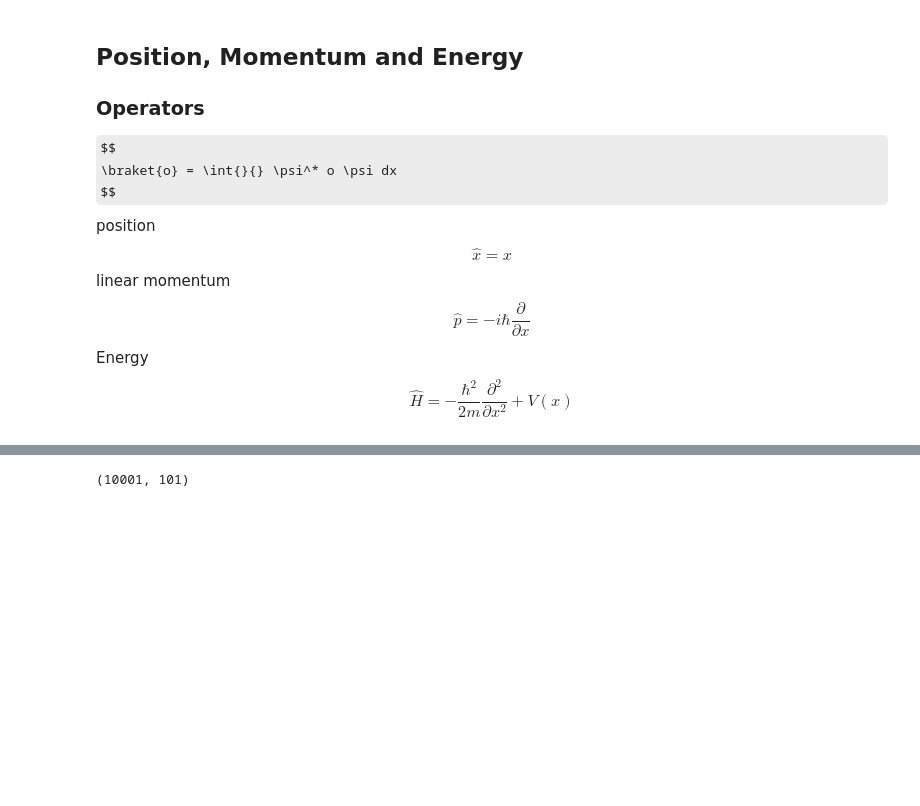
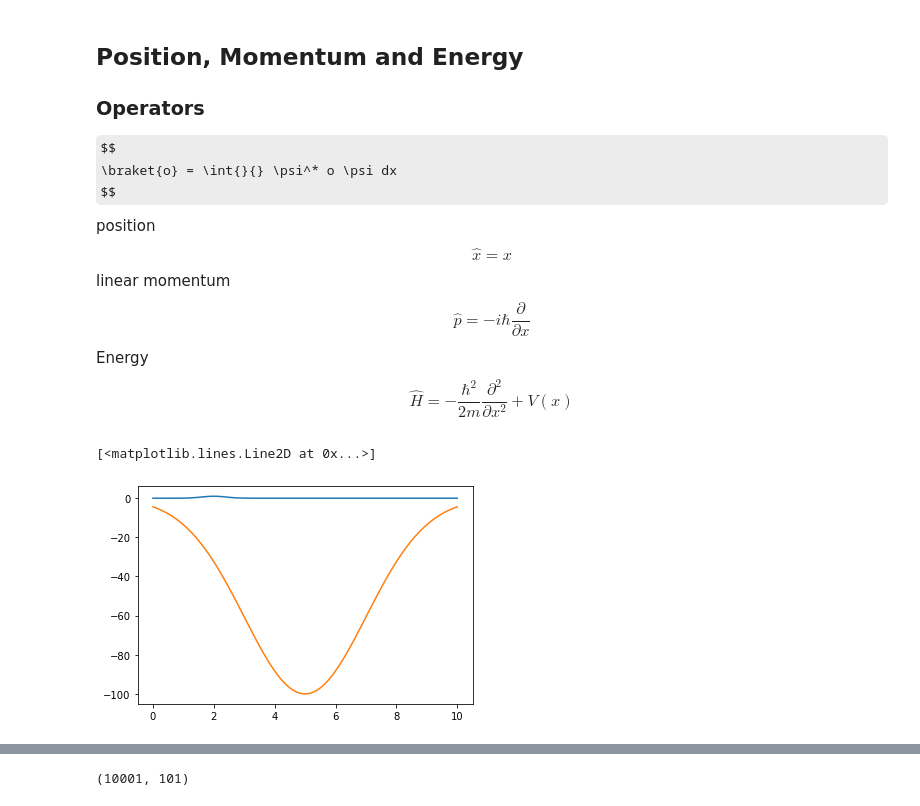
Before and after one commit to sushiTonpai/schrodinger, a Jupyter notebook: Time-dependent schrodinger in 1D.ipynb, the cells around one changed output, grey strips where cells are left out. Cells and saved outputs as stored; diff of their text form; code cells hidden in the pictures; some formulas as TeX source; blank space fills up the shorter version.

```diff
--- a/Time-dependent schrodinger in 1D.ipynb
+++ b/Time-dependent schrodinger in 1D.ipynb
@@ -49,12 +49,12 @@ from scipy.sparse.linalg import eigs
 # System parameters
 N = 101
 # positive length
-L = 5
+L = 10
 # grid
 x,dx = np.linspace(0,L, N , retstep= True)
 # time parameters
 T = 0.0001
-Nt = 10000
+Nt = 15000
 dt = 1e-4
 # %%
 # gaussain wave package generator
@@ -78,24 +78,24 @@ def V_free_particle(x):
     return x * 0
 
 def V_well(x):
-    mu ,sigma = 1/2 , 1/5
+    mu ,sigma = 5 , 2
     A = -1e2
     return A*np.exp(-(x-mu)**2/(2*sigma**2))
 
 def V_harmonic(x):
-    k = 2
-    x0 = 2
-    return 1/2 * k * (x-x0)**2  -1
+    k = 5
+    x0 = 5
+    return 1/2 * k * (x-x0)**2
 
 def V_barrier(x,peak):
     arr = x.copy()
     arr[:] = 0
     left = int(len(x) * 1/2)
-    right = int(len(x) * (1/2 + 1/100))
+    right = int(len(x) * (1/2 + 1/4))
     arr[left:right]  = peak
     return arr
 
-def step(x,peak = 50):
+def V_step(x,peak = 50):
     arr = x.copy()
     arr[:] = 0
     left = int(len(x) * 1/2)
@@ -115,7 +115,7 @@ def get_momentum(psi):
 # Energy
 def get_e(psi_mm):
     diaa = np.array([-1,2,-1])
-    M = sparse.diags(diaa, np.array([-1,0,1]),shape = (N-2,N-2) )
+    M = sparse.diags(diaa,offsets = np.array([-1,0,1]),shape = (N-2,N-2) )
     E = M * psi_mm[0,1:-1] / psi_mm[0,1:-1] / 2
     return E[0].real
 
@@ -127,6 +127,12 @@ def density(psi):
 def normalize(psi, x):
     sum_psi_sq = scipy.integrate.simps(abs(psi)**2 , x)
     return 1/np.sqrt(sum_psi_sq) * psi
+
+# check normalization
+def check_normal(psi):
+    psi_n = [scipy.integrate.simps(abs(psi[n])**2 , x) for n in range(101)]
+    cnor = np.ones(101)
+    return psi_n - cnor < 1e-9
 
 # compute psi[t+1] and normalise
 def get_psi(psi,V):
@@ -149,14 +155,22 @@ def simulation(psi,V):
     return psi_tot
 # %%
 # psi0 as gaussian
-# psi = gen_gaussian(x, x0 = -2 , sigma = 1/5 , p0 = 20)
+psi = gen_gaussian(x, x0 = 2 , sigma = 1/5 , p0 = 20)
+psi = normalize(psi,x)
+
+# psi0 as ground state
+# psi = gen_sine(x,2)
 # psi = normalize(psi,x)
 
-# psi0 as ground state
-psi0 = gen_sine(x,1)
-psi0 = normalize(psi0,x)
+#psi1 as 2nd ground state
+# psi = gen_sine(x,2)
+# psi = normalize(psi,x)
 
-#psi1 as 2nd ground state
-psi1 = gen_sine(x,2)
-psi1 = normalize(psi1,x)
+
+V = V_well(x)
+plt.plot(x,density(psi))
+plt.plot(x,V)
+# %% [output]
+[<matplotlib.lines.Line2D at 0x...>]
+[figure, added]
 # %%
```
Also changed, not shown: parts of 5 cells of this notebook, 2 other files.
